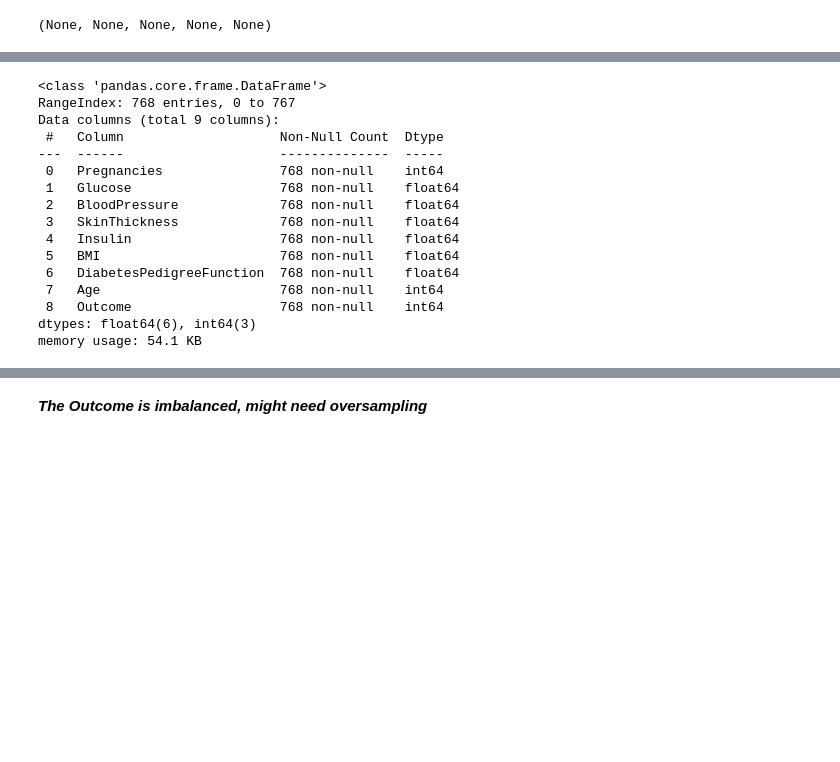
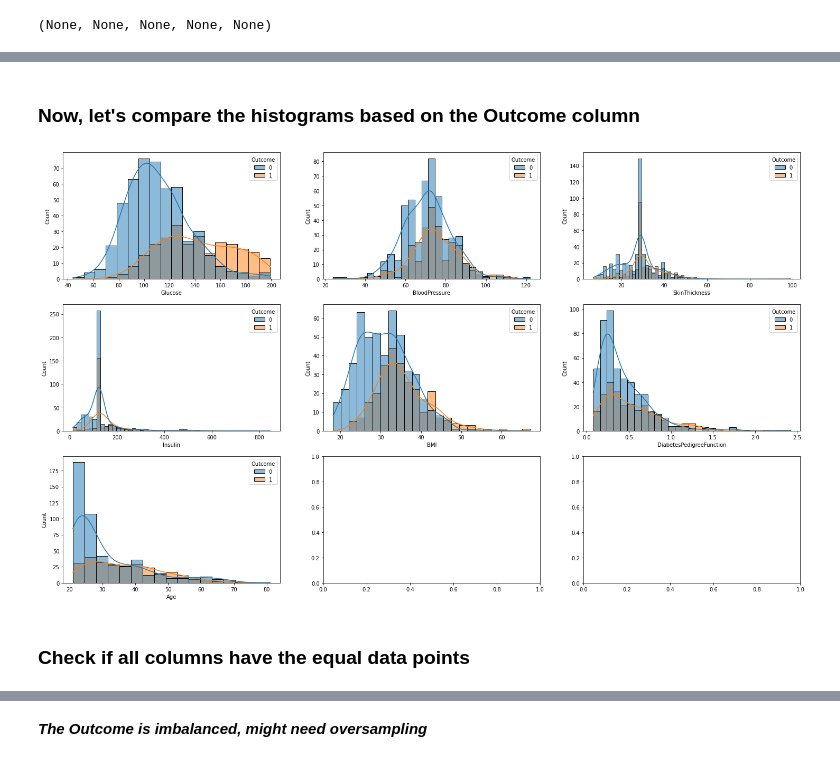
Before and after one commit to murtaza0125/Kaggle_Projects, a Jupyter notebook: diabetes-prediction-classifier.ipynb, the cells around one changed output, grey strips where cells are left out. Saved outputs shown, nothing was run; the diff lists cells and outputs as text; code cells hidden in the pictures; blank space fills up the shorter version.

```diff
--- a/diabetes-prediction-classifier.ipynb
+++ b/diabetes-prediction-classifier.ipynb
@@ -96,22 +92,22 @@ df.describe()
-# %%
-df.info()
-# %% [output]
-<class 'pandas.core.frame.DataFrame'>
-RangeIndex: 768 entries, 0 to 767
-Data columns (total 9 columns):
- #   Column                    Non-Null Count  Dtype
----  ------                    --------------  -----
- 0   Pregnancies               768 non-null    int64
- 1   Glucose                   768 non-null    float64
- 2   BloodPressure             768 non-null    float64
- 3   SkinThickness             768 non-null    float64
- 4   Insulin                   768 non-null    float64
- 5   BMI                       768 non-null    float64
- 6   DiabetesPedigreeFunction  768 non-null    float64
- 7   Age                       768 non-null    int64
- 8   Outcome                   768 non-null    int64
-dtypes: float64(6), int64(3)
-memory usage: 54.1 KB
+# %% [markdown]
+### Now, let's compare the histograms based on the Outcome column
+# %%
+fig, axs = plt.subplots(3,3, figsize=(25,15))
+
+sns.histplot(data=df, x='Glucose', hue='Outcome', ax=axs[0,0], kde=True)
+sns.histplot(data=df, x='BloodPressure', hue='Outcome', ax=axs[0,1], kde=True)
+sns.histplot(data=df, x='SkinThickness', hue='Outcome', ax=axs[0,2], kde=True)
+sns.histplot(data=df, x='Insulin', hue='Outcome', ax=axs[1,0], kde=True, bins=50)
+sns.histplot(data=df, x='BMI', hue='Outcome', ax=axs[1,1], kde=True)
+sns.histplot(data=df, x='DiabetesPedigreeFunction', hue='Outcome', ax=axs[1,2], kde=True)
+sns.histplot(data=df, x='Age', hue='Outcome', ax=axs[2,0], kde=True)
+
+
+plt.show()
+# %% [output]
+[figure, added]
+# %% [markdown]
+### Check if all columns have the equal data points
 # %%
 column_counts = df.count()
 column_types = df.dtypes
```
Also changed, not shown: parts of 114 cells of this notebook.
